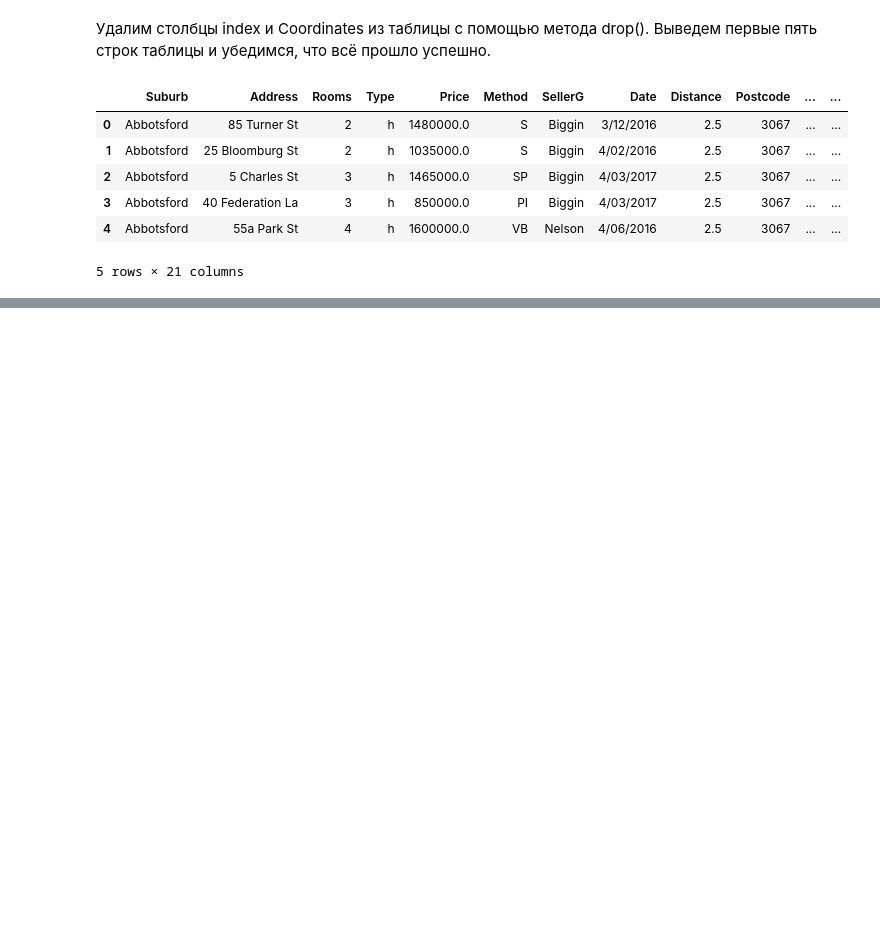
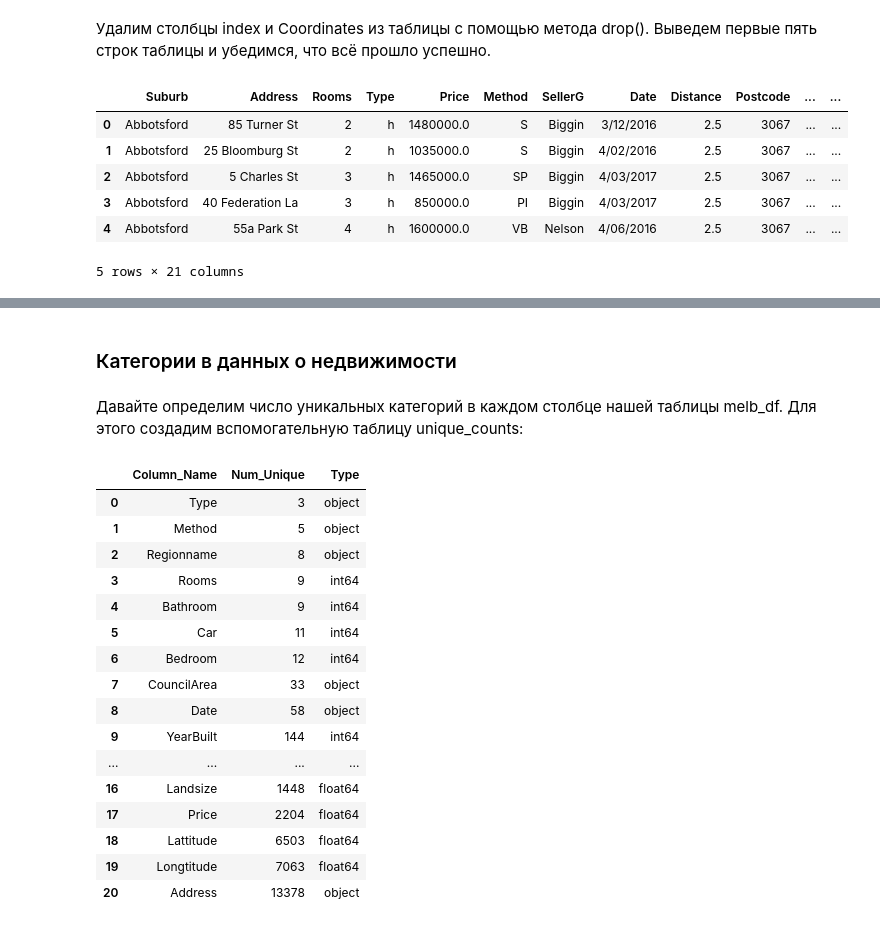
Before and after one commit to Iamfil13/sf_data_science, a Jupyter notebook: py_11_Базовые_премы_в_Pandas/test_file.ipynb, the cells around one changed output, grey strips where cells are left out. Drawn from its saved outputs; the diff is of its cells as text; code cells hidden in the pictures; blank space fills up the shorter version.

```diff
--- a/py_11_Базовые_премы_в_Pandas/test_file.ipynb
+++ b/py_11_Базовые_премы_в_Pandas/test_file.ipynb
@@ -68,0 +142,37 @@ melb_df.head()
+# %% [markdown]
+### Категории в данных о недвижимости
+# %% [markdown]
+Давайте определим число уникальных категорий в каждом столбце нашей таблицы melb_df. Для этого создадим вспомогательную таблицу unique_counts:
+# %%
+# создаём пустой список
+unique_list = []
+# пробегаемся по именам столбцов в таблице
+for col in melb_df.columns:
+    # создаём кортеж (имя столбца, число уникальных значений)
+    item = (col, melb_df[col].nunique(),melb_df[col].dtypes)     # добавляем кортеж в список
+    unique_list.append(item)
+# создаём вспомогательную таблицу и сортируем её
+unique_counts = pd.DataFrame(
+    unique_list,
+    columns=['Column_Name', 'Num_Unique', 'Type']
+).sort_values(by='Num_Unique',  ignore_index=True)
+# выводим её на экран
+display(unique_counts)
+# %% [output]
+|  | Column_Name | Num_Unique | Type |
+| 0 | Type | 3 | object |
+| 1 | Method | 5 | object |
+| 2 | Regionname | 8 | object |
+| 3 | Rooms | 9 | int64 |
+| 4 | Bathroom | 9 | int64 |
+| 5 | Car | 11 | int64 |
+| 6 | Bedroom | 12 | int64 |
+| 7 | CouncilArea | 33 | object |
+| 8 | Date | 58 | object |
+| 9 | YearBuilt | 144 | int64 |
+| ... | ... | ... | ... |
+| 16 | Landsize | 1448 | float64 |
+| 17 | Price | 2204 | float64 |
+| 18 | Lattitude | 6503 | float64 |
+| 19 | Longtitude | 7063 | float64 |
+| 20 | Address | 13378 | object |
```
Also changed, not shown: parts of 19 cells of this notebook, 4 other files.
